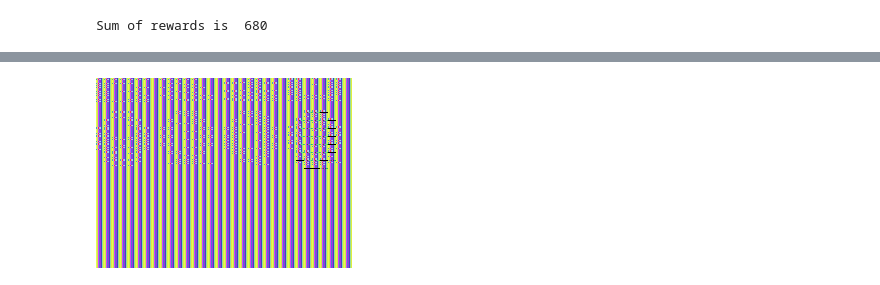
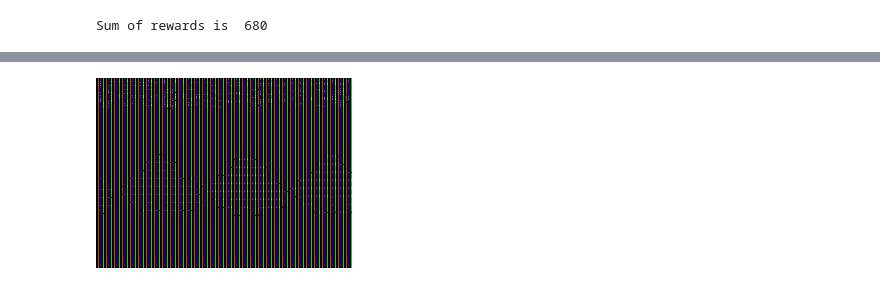
Before and after one commit to MKrbm/SuperMarioBro, a Jupyter notebook: SuperDeepMarioBro.ipynb, the cells around one changed output, grey strips where cells are left out. Drawn from its saved outputs; the diff is of its cells as text; code cells hidden in the pictures.

```diff
--- a/SuperDeepMarioBro.ipynb
+++ b/SuperDeepMarioBro.ipynb
@@ -132,7 +132,7 @@ print('Sum of rewards is ', r.sum())
 Sum of rewards is  680
 # %%
 def preprocess(frame):
-    frame = frame/253
+    frame = frame/256
     frame = frame[20:210,:]
     #frame = frame[::2,::2]
     return frame
@@ -143,0 +139,7 @@ L[::2]
+# %%
+f = frames[1]
+f = preprocess(f)
+# #print(f)
+# plt.imshow(f[:,:,0], )#cmap="gray")
+# plt.show()
+f[:,:,0]
@@ -144,31 +154,32 @@ L[::2]
 # %%
 observation = env.reset()
 r = []
 infos = []
 MAX_STEPS = 500
 frames = np.zeros((MAX_STEPS, 240, 256, 3), dtype=np.uint8)
 xs = []
 valid_actions = [1,5,6]
 for step in range(MAX_STEPS):
     # Render into buffer.
     frames[step] = env.render(mode = 'rgb_array')
     observation, reward, done, info = env.step(2)#valid_actions[np.random.randint(3)])
     infos.append(info)
     r.append(reward)
     xs.append(info['x_pos'])
 
     if done:
         break
 
 files = []
 #frames=preprocess(frames)
 for idx, f in enumerate(frames):
   f = preprocess(f)
+  f = f[:,:,0]
   fn = "file%02d.png" % idx
   im = Image.fromarray(f,'RGB')
   im.save(fn)
   files.append(fn)
 APNG.from_files(files, delay=1).save("animation.png")
 IPython.display.Image("animation.png")
 # %% [output]
-[figure, old version]
+[figure, new version]
```
Also changed, not shown: parts of 4 cells of this notebook.
